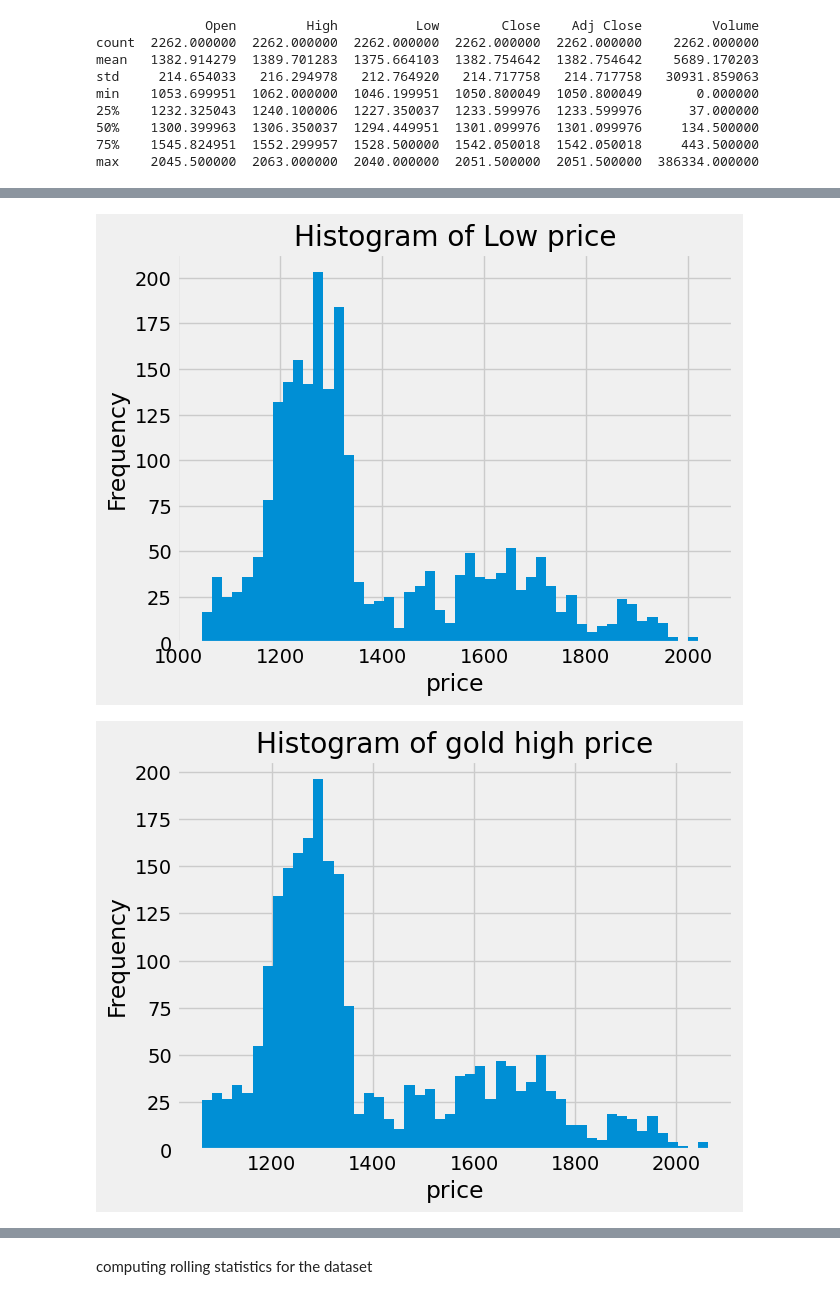
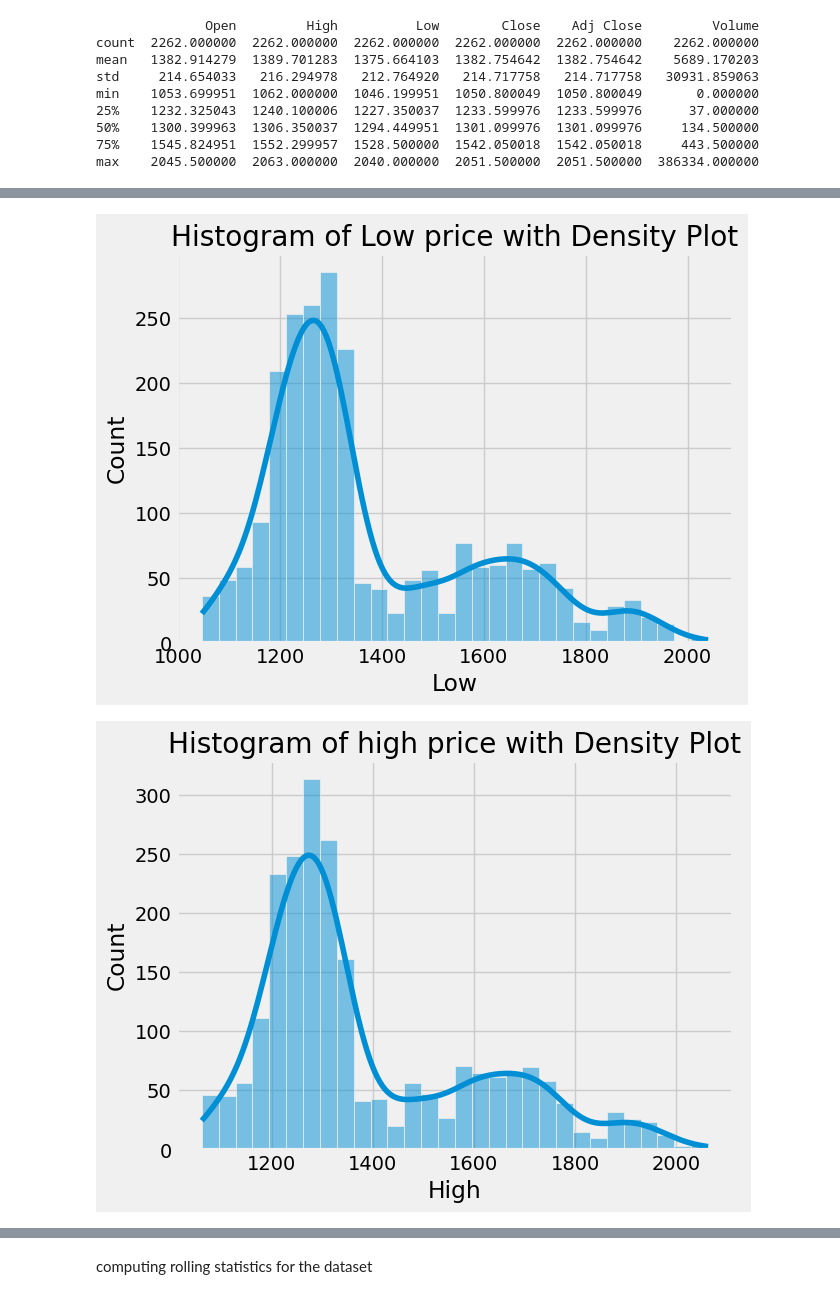
Before and after one commit to yazim1/Final-year-project, a Jupyter notebook: Copy_of_Untitled5.ipynb, the cells around one changed output, grey strips where cells are left out. Saved outputs shown, nothing was run; the diff lists cells and outputs as text; code cells hidden in the pictures.

```diff
--- a/Copy_of_Untitled5.ipynb
+++ b/Copy_of_Untitled5.ipynb
@@ -171,18 +162,12 @@ plt.show()
 # %%
-plt.figure()
-df['Low'].hist(bins=50)
-plt.title('Histogram of Low price')
-plt.xlabel('price')
-plt.ylabel('Frequency')
+sns.histplot(df['Low'], kde=True, bins=30)
+plt.title('Histogram of Low price with Density Plot')
 plt.show()
 # %% [output]
-[figure, old version]
+[figure, new version]
 # %%
-plt.figure()
-df['High'].hist(bins=50)
-plt.title('Histogram of gold high price')
-plt.xlabel('price')
-plt.ylabel('Frequency')
+sns.histplot(df['High'], kde=True, bins=30)
+plt.title('Histogram of high price with Density Plot')
 plt.show()
 # %% [output]
-[figure, old version]
+[figure, new version]
```
Also changed, not shown: parts of 5 cells of this notebook.
